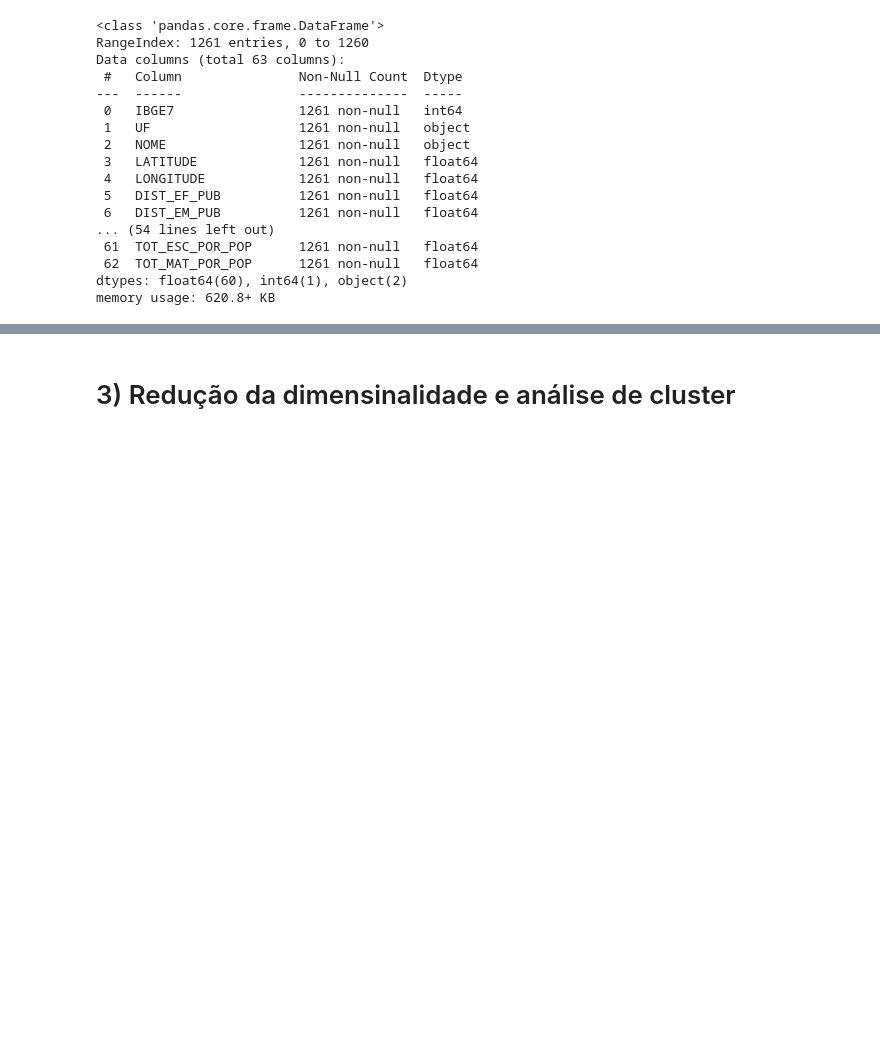
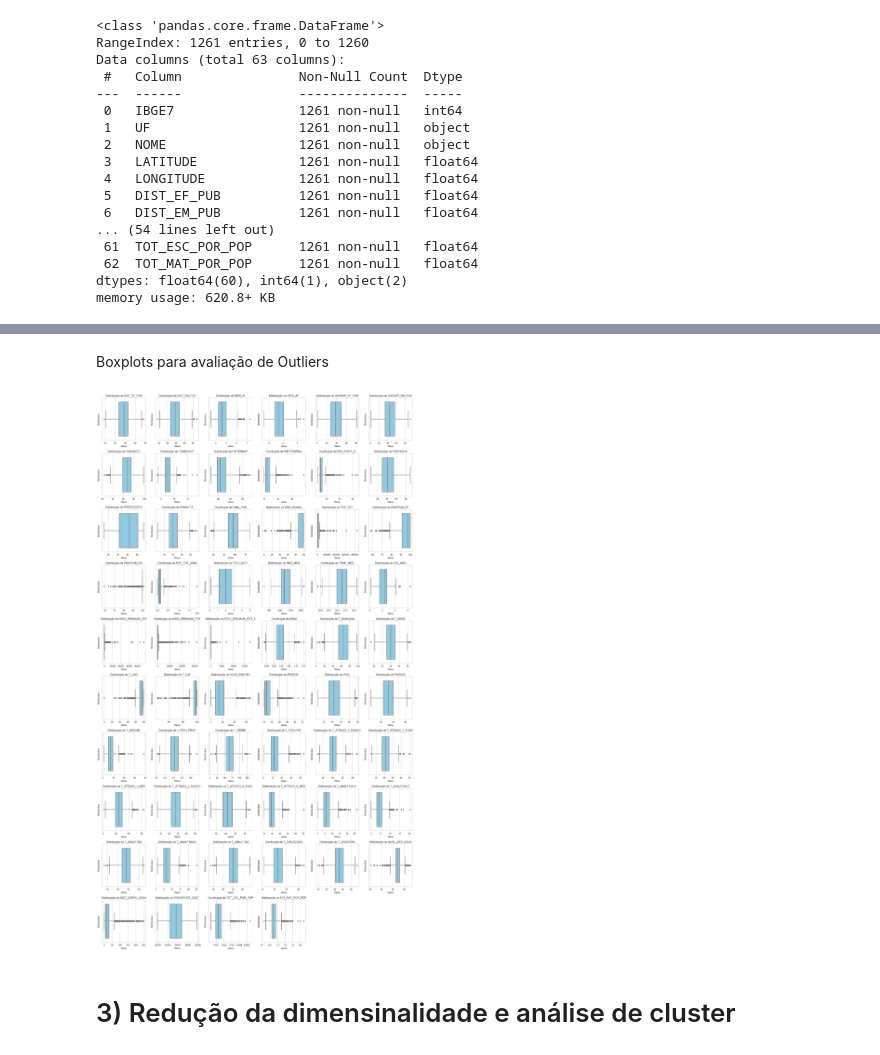
Before and after one commit to caiosoter/BCG2023, a Jupyter notebook: Notebooks/AnaliseExploratoria_PCA_Clustering.ipynb, the cells around one changed output, grey strips where cells are left out. Saved outputs shown, nothing was run; the diff lists cells and outputs as text; code cells hidden in the pictures; blank space fills up the shorter version.

```diff
--- a/Notebooks/AnaliseExploratoria_PCA_Clustering.ipynb
+++ b/Notebooks/AnaliseExploratoria_PCA_Clustering.ipynb
@@ -91,3 +110,9 @@ for column in columns:
+# %% [markdown]
+Boxplots para avaliação de Outliers
+# %%
+sub.box(df[columns])
+# %% [output]
+[figure, added]
 # %% [markdown]
 # 3) Redução da dimensinalidade e análise de cluster
 # %% [markdown]
```
Also changed, not shown: parts of 6 cells of this notebook.
